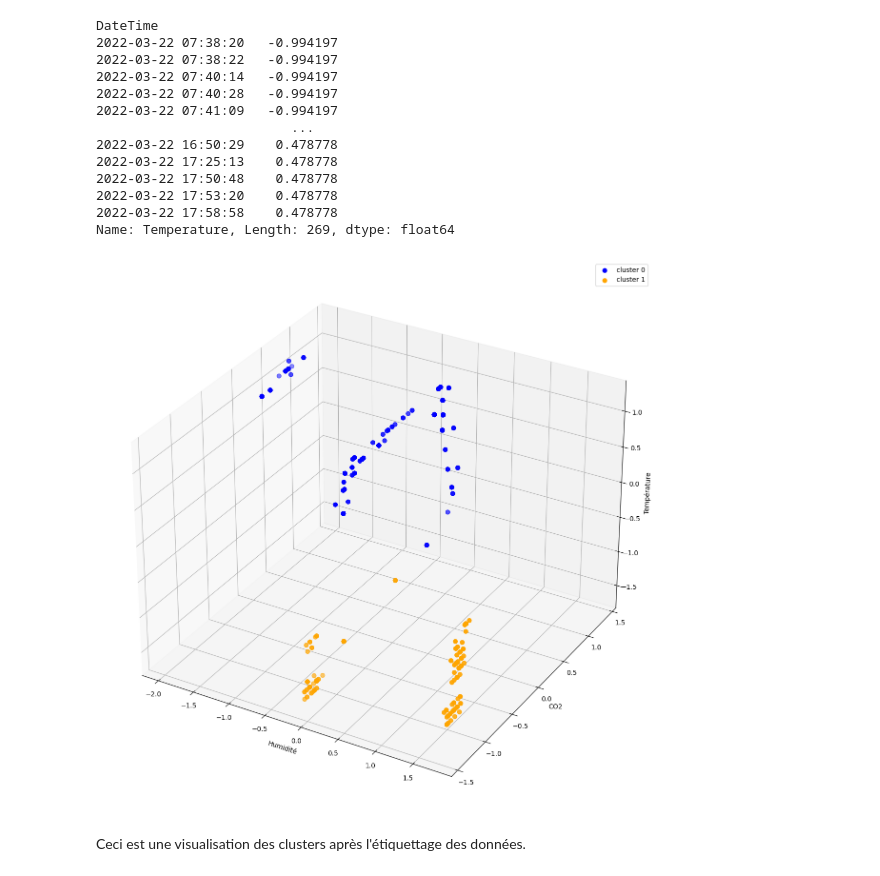
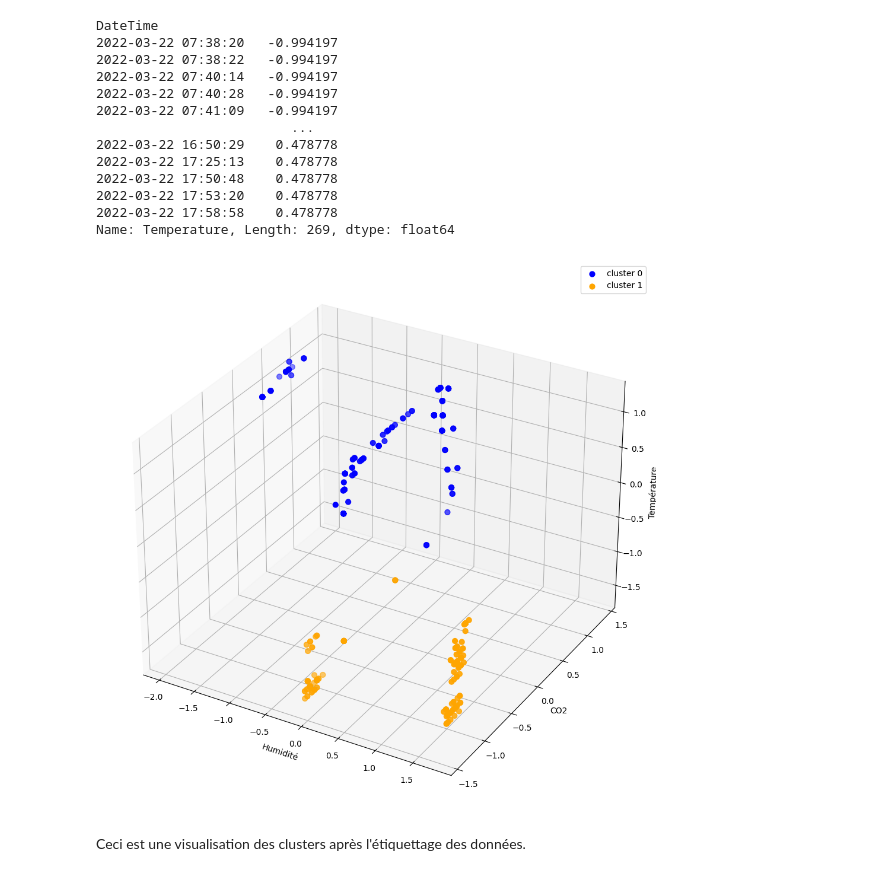
Before and after one commit to Enigmatik100/projet-IOT, a Jupyter notebook: ProjetIOT.ipynb, the cells around one changed output. Saved outputs shown, nothing was run; the diff lists cells and outputs as text; code cells hidden in the pictures.

```diff
--- a/ProjetIOT.ipynb
+++ b/ProjetIOT.ipynb
@@ -236,7 +238,7 @@ Afin d'avoir une bonne visualisation, ramenons nos données à la même echelle
 from sklearn.preprocessing import StandardScaler
 
 scaler = StandardScaler()
-df_ibuquarium[['Temperature', 'CO2', 'Humidite']] = scaler.fit_transform(df_ibuquarium[['Temperature', 'CO2', 'Humidite']])
+df_ibuquarium.loc[:, ['Temperature', 'CO2', 'Humidite']] = scaler.fit_transform(df_ibuquarium[['Temperature', 'CO2', 'Humidite']])
 # %% [output]
 A value is trying to be set on a copy of a slice from a DataFrame.
 Try using .loc[row_indexer,col_indexer] = value instead
@@ -407,18 +437,18 @@ DateTime
 2022-03-22 17:58:58    0.478778
 Name: Temperature, Length: 269, dtype: float64
 # %%
-fig = plt.figure(figsize = (15,15))
+fig = plt.figure(figsize = (12,12))
 ax = fig.add_subplot(111, projection='3d')
 ax.scatter(X[y_clusters == 0]['Humidite'], X[y_clusters == 0]['CO2'] ,X[y_clusters == 0]['Temperature'], s = 40 , color = 'blue', label = "cluster 0")
 ax.scatter(X[y_clusters == 1]['Humidite'], X[y_clusters == 1]['CO2'] ,X[y_clusters == 1]['Temperature'], s = 40 , color = 'orange', label = "cluster 1")
 
 ax.set_xlabel('Humidité')
 ax.set_ylabel('CO2')
 ax.set_zlabel('Température')
 ax.legend()
 plt.show()
 # %% [output]
-[figure, old version]
+[figure, new version]
 # %% [markdown]
 Ceci est une visualisation des clusters après l'étiquettage des données.
 # %% [markdown]
```
Also changed, not shown: parts of 9 cells of this notebook.
